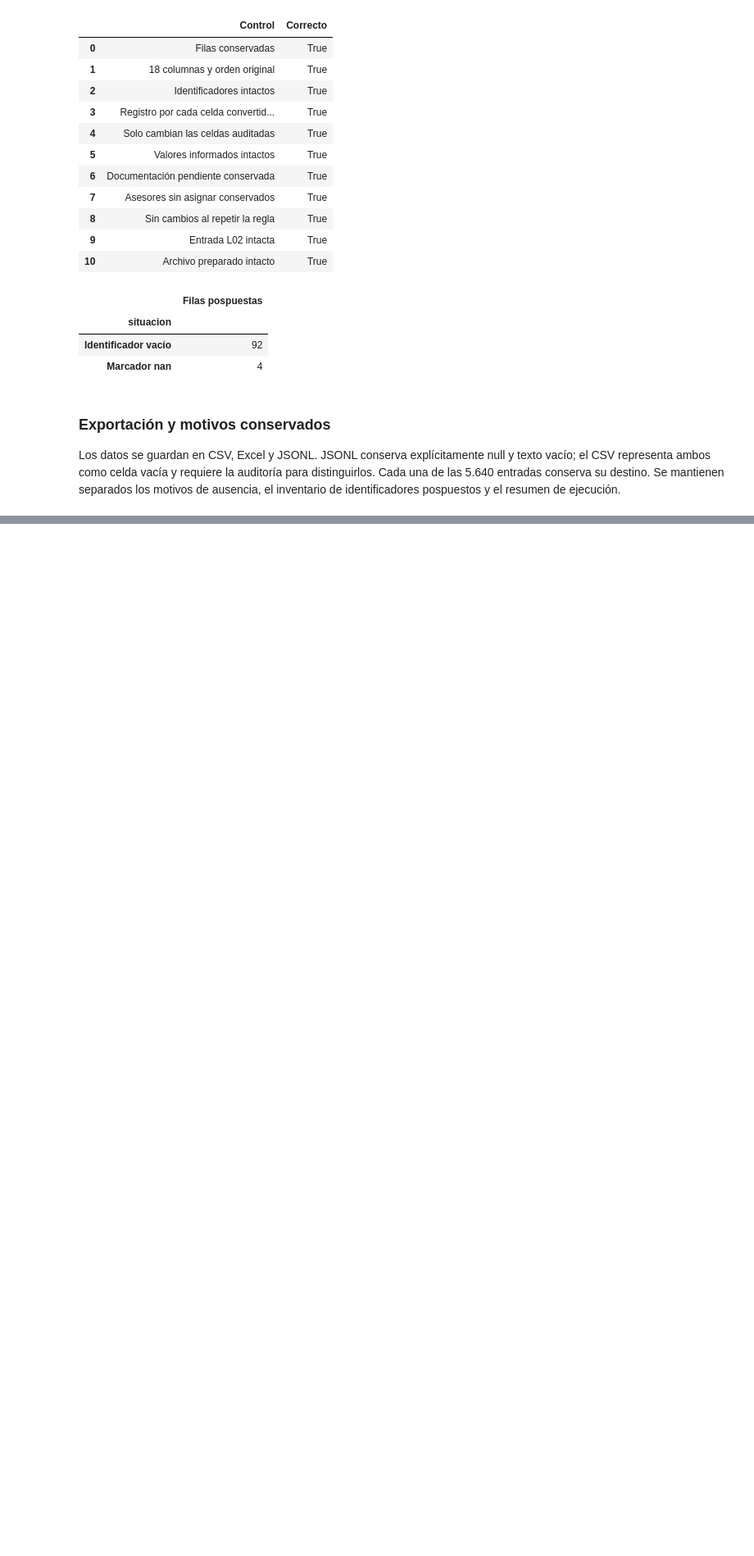
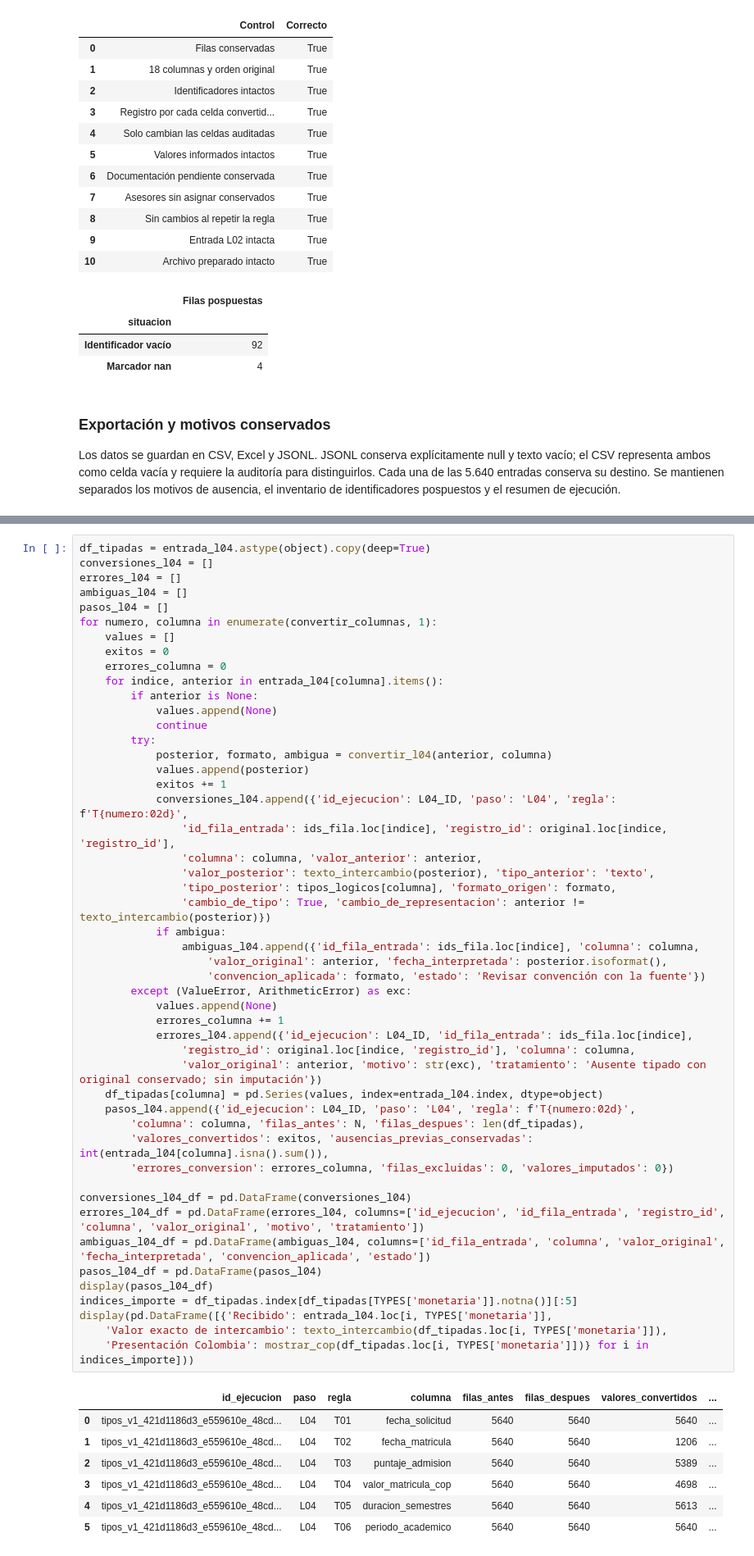
Before and after one commit to vivi-25-P/Analitica_Admisiones_Universitarias, a Jupyter notebook: notebooks/02_limpieza_base_unificada.ipynb, the cells around one changed output, grey strips where cells are left out. Shown at 82% size. Saved outputs shown, nothing was run; the diff lists cells and outputs as text; blank space fills up the shorter version.

Commit message:
feat: tipar fechas e importes COP en etapa L04

```diff
--- a/notebooks/02_limpieza_base_unificada.ipynb
+++ b/notebooks/02_limpieza_base_unificada.ipynb
@@ -754,0 +838,57 @@ Auditoría L03: reports/limpieza/ejecuciones/ausencias_v1_526ff5e27b_8850cae3_bb
+# %%
+df_tipadas = entrada_l04.astype(object).copy(deep=True)
+conversiones_l04 = []
+errores_l04 = []
+ambiguas_l04 = []
+pasos_l04 = []
+for numero, columna in enumerate(convertir_columnas, 1):
+    values = []
+    exitos = 0
+    errores_columna = 0
+    for indice, anterior in entrada_l04[columna].items():
+        if anterior is None:
+            values.append(None)
+            continue
+        try:
+            posterior, formato, ambigua = convertir_l04(anterior, columna)
+            values.append(posterior)
+            exitos += 1
+            conversiones_l04.append({'id_ejecucion': L04_ID, 'paso': 'L04', 'regla': f'T{numero:02d}',
+                'id_fila_entrada': ids_fila.loc[indice], 'registro_id': original.loc[indice, 'registro_id'],
+                'columna': columna, 'valor_anterior': anterior,
+                'valor_posterior': texto_intercambio(posterior), 'tipo_anterior': 'texto',
+                'tipo_posterior': tipos_logicos[columna], 'formato_origen': formato,
+                'cambio_de_tipo': True, 'cambio_de_representacion': anterior != texto_intercambio(posterior)})
+            if ambigua:
+                ambiguas_l04.append({'id_fila_entrada': ids_fila.loc[indice], 'columna': columna,
+                    'valor_original': anterior, 'fecha_interpretada': posterior.isoformat(),
+                    'convencion_aplicada': formato, 'estado': 'Revisar convención con la fuente'})
+        except (ValueError, ArithmeticError) as exc:
+            values.append(None)
+            errores_columna += 1
+            errores_l04.append({'id_ejecucion': L04_ID, 'id_fila_entrada': ids_fila.loc[indice],
+                'registro_id': original.loc[indice, 'registro_id'], 'columna': columna,
+                'valor_original': anterior, 'motivo': str(exc), 'tratamiento': 'Ausente tipado con original conservado; sin imputación'})
+    df_tipadas[columna] = pd.Series(values, index=entrada_l04.index, dtype=object)
+    pasos_l04.append({'id_ejecucion': L04_ID, 'paso': 'L04', 'regla': f'T{numero:02d}',
+        'columna': columna, 'filas_antes': N, 'filas_despues': len(df_tipadas),
+        'valores_convertidos': exitos, 'ausencias_previas_conservadas': int(entrada_l04[columna].isna().sum()),
+        'errores_conversion': errores_columna, 'filas_excluidas': 0, 'valores_imputados': 0})
+
+conversiones_l04_df = pd.DataFrame(conversiones_l04)
+errores_l04_df = pd.DataFrame(errores_l04, columns=['id_ejecucion', 'id_fila_entrada', 'registro_id', 'columna', 'valor_original', 'motivo', 'tratamiento'])
+ambiguas_l04_df = pd.DataFrame(ambiguas_l04, columns=['id_fila_entrada', 'columna', 'valor_original', 'fecha_interpretada', 'convencion_aplicada', 'estado'])
+pasos_l04_df = pd.DataFrame(pasos_l04)
+display(pasos_l04_df)
+indices_importe = df_tipadas.index[df_tipadas[TYPES['monetaria']].notna()][:5]
+display(pd.DataFrame([{'Recibido': entrada_l04.loc[i, TYPES['monetaria']],
+    'Valor exacto de intercambio': texto_intercambio(df_tipadas.loc[i, TYPES['monetaria']]),
+    'Presentación Colombia': mostrar_cop(df_tipadas.loc[i, TYPES['monetaria']])} for i in indices_importe]))
+# %% [output]
+|  | id_ejecucion | paso | regla | columna | filas_antes | filas_despues | valores_convertidos | ... |
+| 0 | tipos_v1_421d1186d3_e559610e_48cd... | L04 | T01 | fecha_solicitud | 5640 | 5640 | 5640 | ... |
+| 1 | tipos_v1_421d1186d3_e559610e_48cd... | L04 | T02 | fecha_matricula | 5640 | 5640 | 1206 | ... |
+| 2 | tipos_v1_421d1186d3_e559610e_48cd... | L04 | T03 | puntaje_admision | 5640 | 5640 | 5389 | ... |
+| 3 | tipos_v1_421d1186d3_e559610e_48cd... | L04 | T04 | valor_matricula_cop | 5640 | 5640 | 4698 | ... |
+| 4 | tipos_v1_421d1186d3_e559610e_48cd... | L04 | T05 | duracion_semestres | 5640 | 5640 | 5613 | ... |
+| 5 | tipos_v1_421d1186d3_e559610e_48cd... | L04 | T06 | periodo_academico | 5640 | 5640 | 5640 | ... |
```
Also changed, not shown: parts of 12 cells of this notebook, 47 other files.
